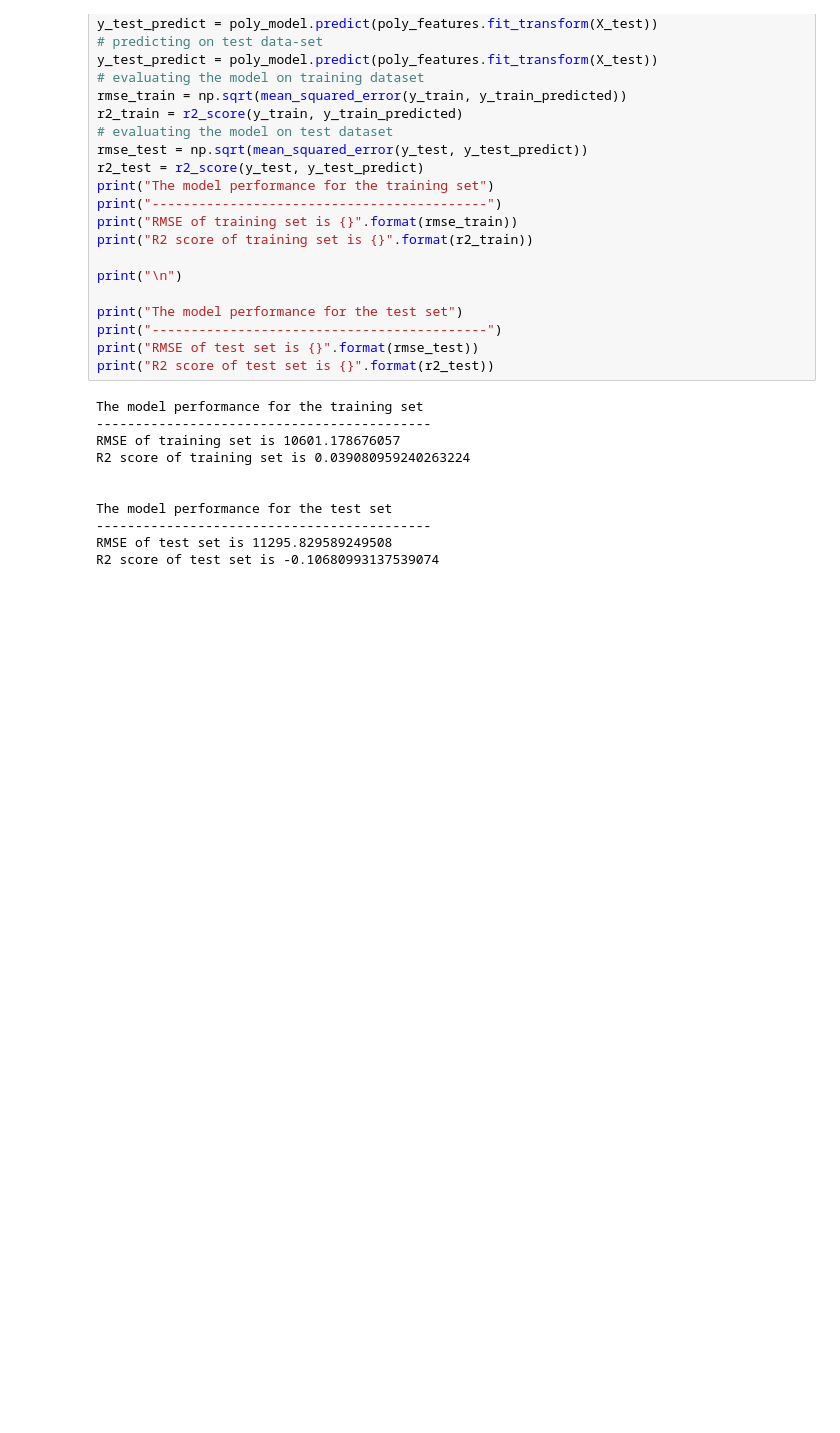
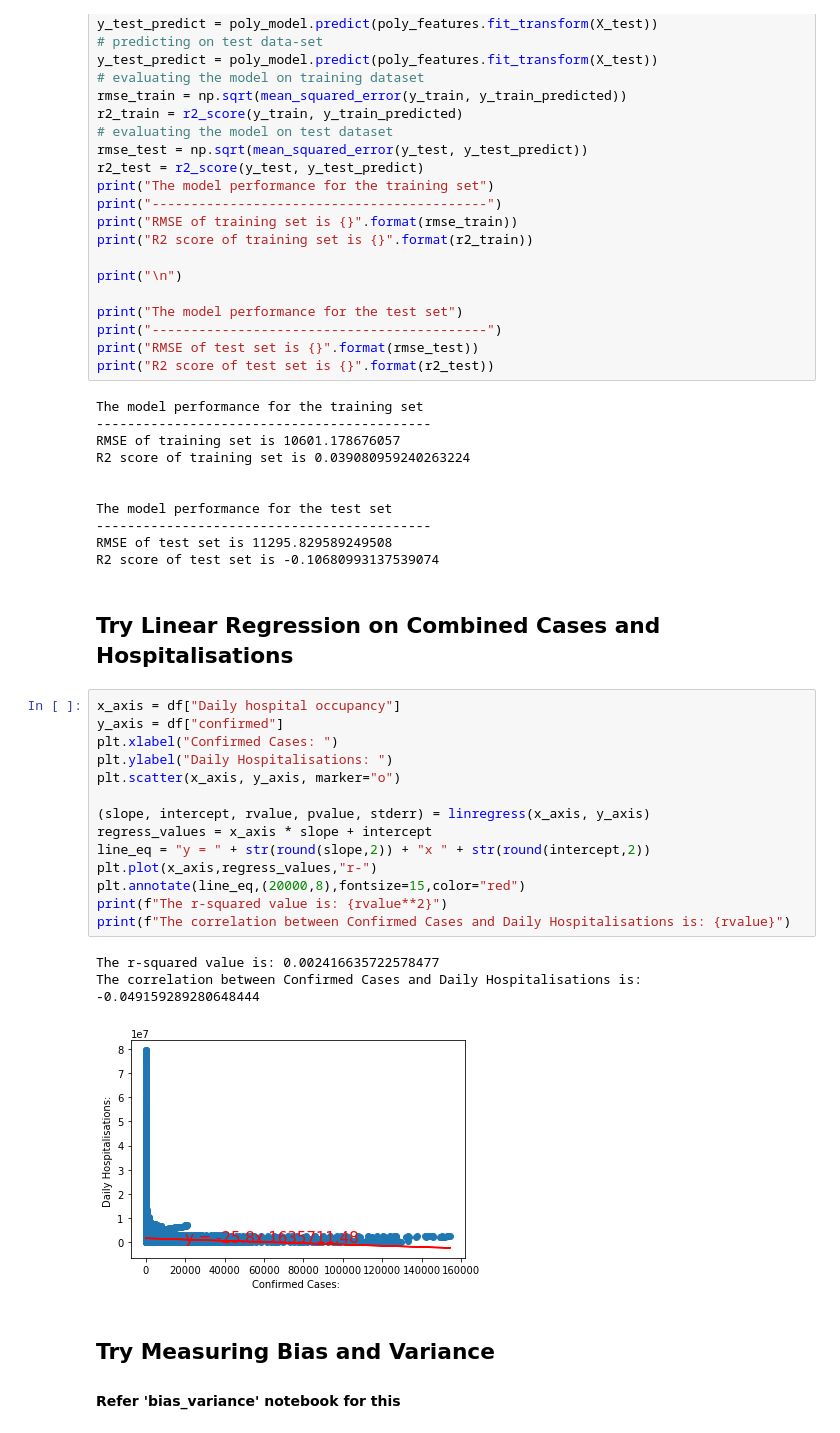
Before and after one commit to MikeMurf/23-Final-Project, a Jupyter notebook: Regression/covid_hospitalisations.ipynb, the cells around one changed output. Saved outputs shown, nothing was run; the diff lists cells and outputs as text; blank space fills up the shorter version.

```diff
--- a/Regression/covid_hospitalisations.ipynb
+++ b/Regression/covid_hospitalisations.ipynb
@@ -290,3 +309,26 @@ The model performance for the test set
 -------------------------------------------
 RMSE of test set is 11295.829589249508
 R2 score of test set is -0.10680993137539074
+# %% [markdown]
+## Try Linear Regression on Combined Cases and Hospitalisations
+# %%
+x_axis = df["Daily hospital occupancy"]
+y_axis = df["confirmed"]
+plt.xlabel("Confirmed Cases: ")
+plt.ylabel("Daily Hospitalisations: ")
+plt.scatter(x_axis, y_axis, marker="o")
+
+(slope, intercept, rvalue, pvalue, stderr) = linregress(x_axis, y_axis)
+regress_values = x_axis * slope + intercept
+line_eq = "y = " + str(round(slope,2)) + "x " + str(round(intercept,2))
+plt.plot(x_axis,regress_values,"r-")
+plt.annotate(line_eq,(20000,8),fontsize=15,color="red")
+print(f"The r-squared value is: {rvalue**2}")
+print(f"The correlation between Confirmed Cases and Daily Hospitalisations is: {rvalue}")
+# %% [output]
+The r-squared value is: 0.002416635722578477
+The correlation between Confirmed Cases and Daily Hospitalisations is: -0.049159289280648444
+[figure, added]
+# %% [markdown]
+## Try Measuring Bias and Variance
+#### Refer 'bias_variance' notebook for this
```
Also changed, not shown: parts of 2 cells of this notebook, 4 other files.
